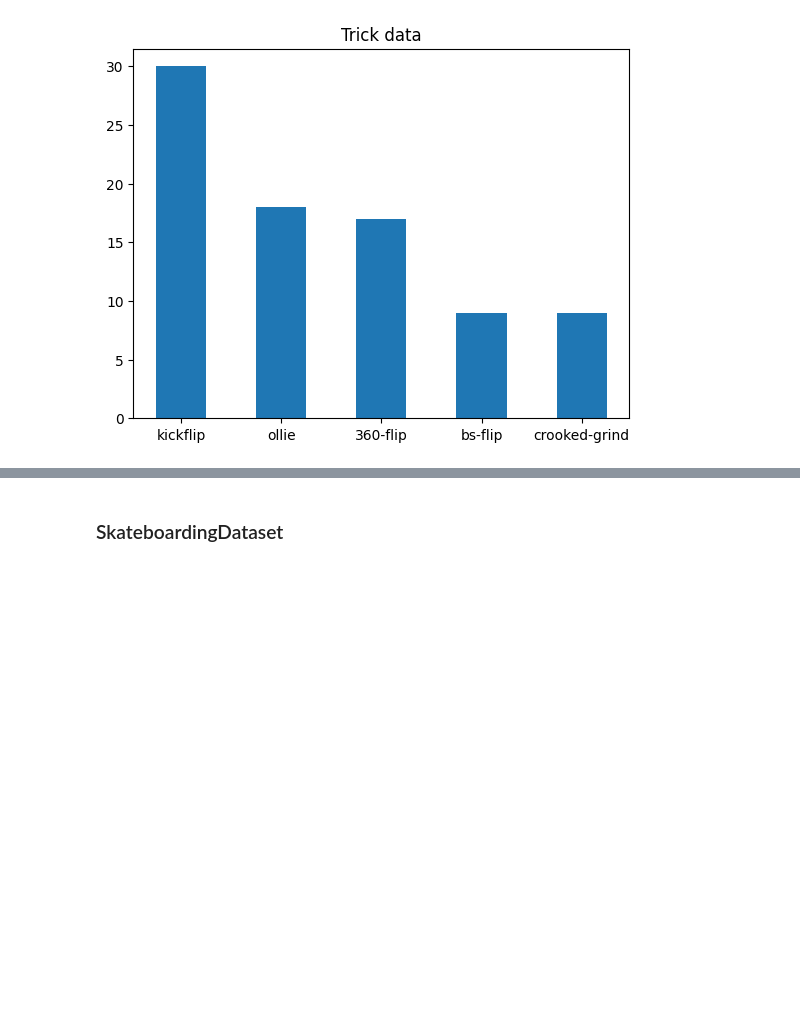
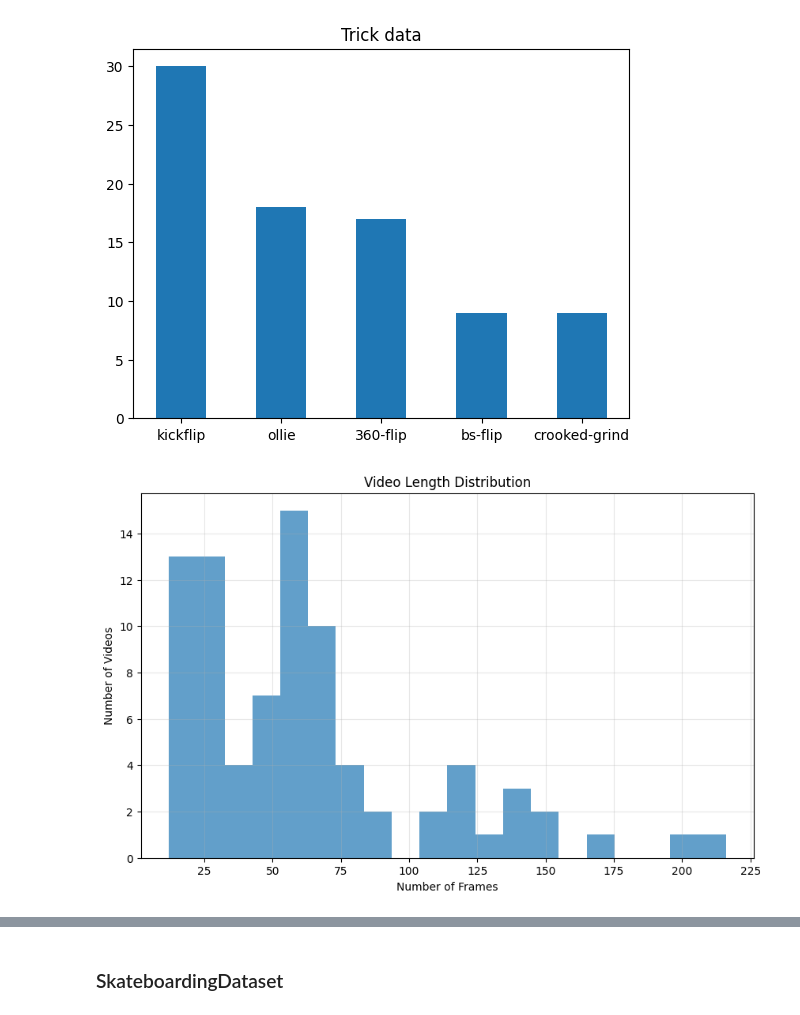
Before and after one commit to Bradenski/SkateboardAI, a Jupyter notebook: Build Dataset.ipynb, the cells around one changed output, grey strips where cells are left out. Drawn from its saved outputs; the diff is of its cells as text; code cells hidden in the pictures; blank space fills up the shorter version.

```diff
--- a/Build Dataset.ipynb
+++ b/Build Dataset.ipynb
@@ -27,14 +27,10 @@ def get_clip_info(clip: str) -> list:
 
     return [trick, skater, sw, slowmo]
 # %%
-tricks_path = "C:/Users/Braden/Projects/SkateboardAI/skateboard-tricks/"
+tricks_path = "C:/Users/Braden/Projects/SkateboardAI/skateboard_dataset/"
 tricks_data = []
 
 for clip in glob.glob(tricks_path + '/*'):
-#     print(clip)
-#     print(get_clip_info(clip))
     entry = get_clip_info(clip)
     entry.append(clip)
     tricks_data.append(entry)
-
-tricks_data
@@ -69,3 +47,62 @@ plt.bar(categories, counts, width=0.5)
 # %% [output]
 <BarContainer object of 5 artists>
 [figure]
+# %%
+lengths = []
+video_info = []
+for trick_path in glob.glob(tricks_path+'/*'):
+    cap = cv2.VideoCapture(trick_path)
+    if cap.isOpened():
+        frame_count = int(cap.get(cv2.CAP_PROP_FRAME_COUNT))
+        fps = cap.get(cv2.CAP_PROP_FPS)
+        duration = frame_count / fps if fps > 0 else 0
+
+        lengths.append(frame_count)
+        filename = os.path.basename(video_path)
+        trick = filename.split('_')[0]
+
+        video_info.append({
+            'filename': trick_path,
+            'trick': get_clip_info(trick_path)[0],
+            'frames': frame_count,
+            'duration': duration,
+            'slow-mo': get_clip_info(trick_path)[-1]
+        })
+    cap.release()
+# Show distribution
+plt.figure(figsize=(10, 6))
+plt.hist(lengths, bins=20, alpha=0.7)
+plt.xlabel('Number of Frames')
+plt.ylabel('Number of Videos')
+plt.title('Video Length Distribution')
+plt.grid(True, alpha=0.3)
+plt.show()
+
+# Show per-trick breakdown
+tricks = {}
+for info in video_info:
+    trick = info['trick']
+#     slow_mo = info['slow-mo']
+    if trick not in tricks:
+            tricks[trick] = [[],[]]
+    tricks[trick][0].append(info['frames'])
+    tricks[trick][1].append(info['slow-mo'])
+
+print("\nPer-trick statistics:")
+slow_mo_count = 0
+for trick, stats in tricks.items():
+    frame_counts = stats[0]
+    slow_mo = stats[1]
+    slow_mo_count += sum(slow_mo)
+    print(f"{trick}: {len(frame_counts)} videos, "
+          f"frames {min(frame_counts)}-{max(frame_counts)}, "
+          f"avg {sum(frame_counts)/len(frame_counts):.1f}")
+    print("Number of slow motion video clips: " + str(sum(slow_mo)))
+
+print(f"Total videos: {len(lengths)}")
+print(f"Total slow motion vidoes: {slow_mo_count}", )
+print(f"Frame count - Min: {min(lengths)}, Max: {max(lengths)}")
+print(f"Frame count - Mean: {sum(lengths)/len(lengths):.1f}")
+print(f"Frame count - Median: {sorted(lengths)[len(lengths)//2]}")
+# %% [output]
+[figure, added]
```
Also changed, not shown: parts of 5 cells of this notebook.
